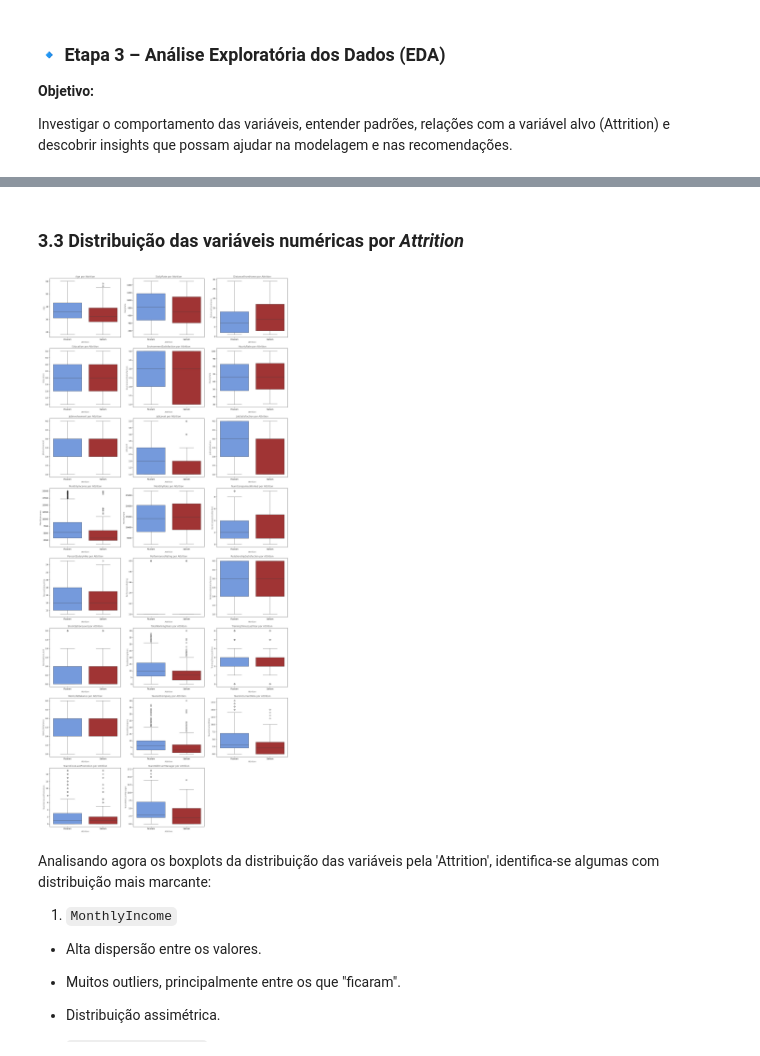
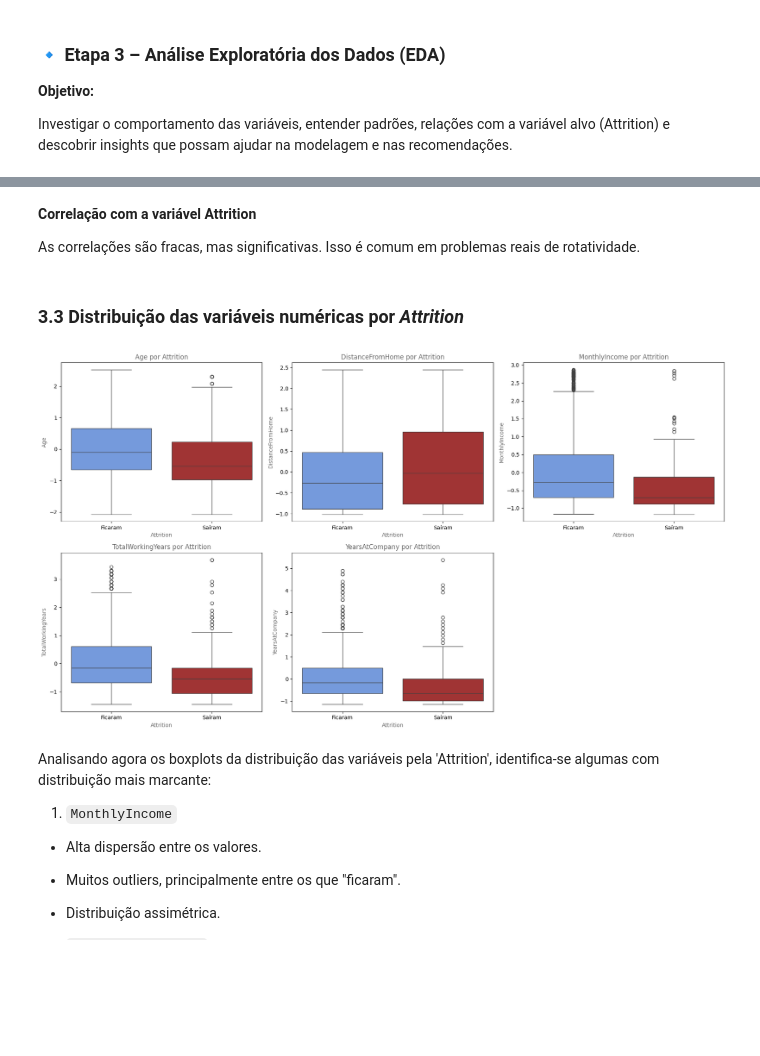
Before and after one commit to keyscarvalho/predicao_turnover, a Jupyter notebook: analise.ipynb, the cells around one changed output, grey strips where cells are left out. Cells and saved outputs as stored; diff of their text form; code cells hidden in the pictures; blank space fills up the shorter version.

```diff
--- a/analise.ipynb
+++ b/analise.ipynb
@@ -136,3 +122,5 @@ Por que remover essas colunas?
 # %%
 # transformando a target (attrition) em binária para poder treinar os modelos
 df['Attrition'] = df['Attrition'].map({'Yes' : 1, 'No' : 0})
+df['Gender'] = df['Gender'].map({'Male': 1, 'Female': 0})
+df['OverTime'] = df['OverTime'].map({'Yes': 1, 'No': 0})
@@ -158,3 +127,5 @@ numéricas: Index(['Age', 'DailyRate', 'DistanceFromHome', 'Education',
 # %%
 # transformando as variáveis categóricas em colunas binárias para os modelos
-df_encoding = pd.get_dummies(df, columns=cat_col, drop_first=True)
+df = pd.get_dummies(df, columns=[
+    'BusinessTravel', 'Department', 'EducationField', 'JobRole', 'MaritalStatus'
+], drop_first=True)
@@ -169,7 +144,7 @@ y = df_encoding['Attrition']
 # %%
 # normalizando as variáveis numéricas
 scaler = StandardScaler()
-X_scales = scaler.fit_transform(X)
+df[num_cols] = scaler.fit_transform(df[num_cols])
 # %%
 # veriricando se tudo está numérico e dimensões de X e y
 print(f'X shape: {X.shape}')
@@ -204,21 +187,0 @@ plt.xticks([0,1], ['Ficaram', 'Saíram'])
-# %%
-# histograma
-n_cols = 3
-n_vars = len(num_cols)
-n_rows = math.ceil(n_vars / n_cols)
-
-fig, axes = plt.subplots(n_rows, n_cols, figsize=(18, 4 * n_rows))
-axes = axes.flatten()
-
-for i, var in enumerate(num_cols):
-    sns.histplot(df[var], kde=True, ax=axes[i])
-    axes[i].set_title(f'Distribuição by {var}', color='dimgrey')
-    axes[i].set_xlabel(var, color='dimgrey')
-    axes[i].set_ylabel('Total', color='dimgrey')
-
-for j in range(i+1, len(axes)):
-    fig.delaxes(axes[j])
-
-plt.tight_layout()
-plt.show()
-plt.close()
@@ -275,31 +222,37 @@ A partir da análise dos gráficos de distribuição, foi possível verificar as
+# %% [markdown]
+**Correlação com a variável Attrition**
+
+As correlações são fracas, mas significativas. Isso é comum em problemas reais de rotatividade.
 # %% [markdown]
 ### 3.3 Distribuição das variáveis numéricas por *Attrition*
 # %%
 # boxplots
+features = ['Age', 'DistanceFromHome', 'MonthlyIncome', 'TotalWorkingYears', 'YearsAtCompany']
+
 colors = ['cornflowerblue', 'firebrick']
 n_cols = 3
-n_vars = len(num_cols)
+n_vars = len(features)
 n_rows = math.ceil(n_vars / n_cols)
 
 fig, axes = plt.subplots(n_rows, n_cols, figsize=(18, 5 * n_rows))
 axes = axes.flatten()
 
-for i, num in enumerate(num_cols):
+for i, num in enumerate(features):
     sns.boxplot(x='Attrition', y=num, hue='Attrition', palette=colors, data=df, legend=False, ax=axes[i])
     axes[i].set_title(f'{num} por Attrition', color='dimgrey')
     axes[i].set_xlabel('Attrition', color='dimgrey')
     axes[i].set_ylabel(num, color='dimgrey')
     axes[i].set_xticks([0,1])
     axes[i].set_xticklabels(['Ficaram', 'Saíram'])
 
 for j in range(i+1, len(axes)):
     fig.delaxes(axes[j])
 
 plt.tight_layout()
 plt.show()
 plt.close()
 # %% [output]
-[figure, old version]
+[figure, new version]
 # %% [markdown]
 Analisando agora os boxplots da distribuição das variáveis pela 'Attrition', identifica-se algumas com distribuição mais marcante:
 
```
Also changed, not shown: parts of 45 cells of this notebook.
